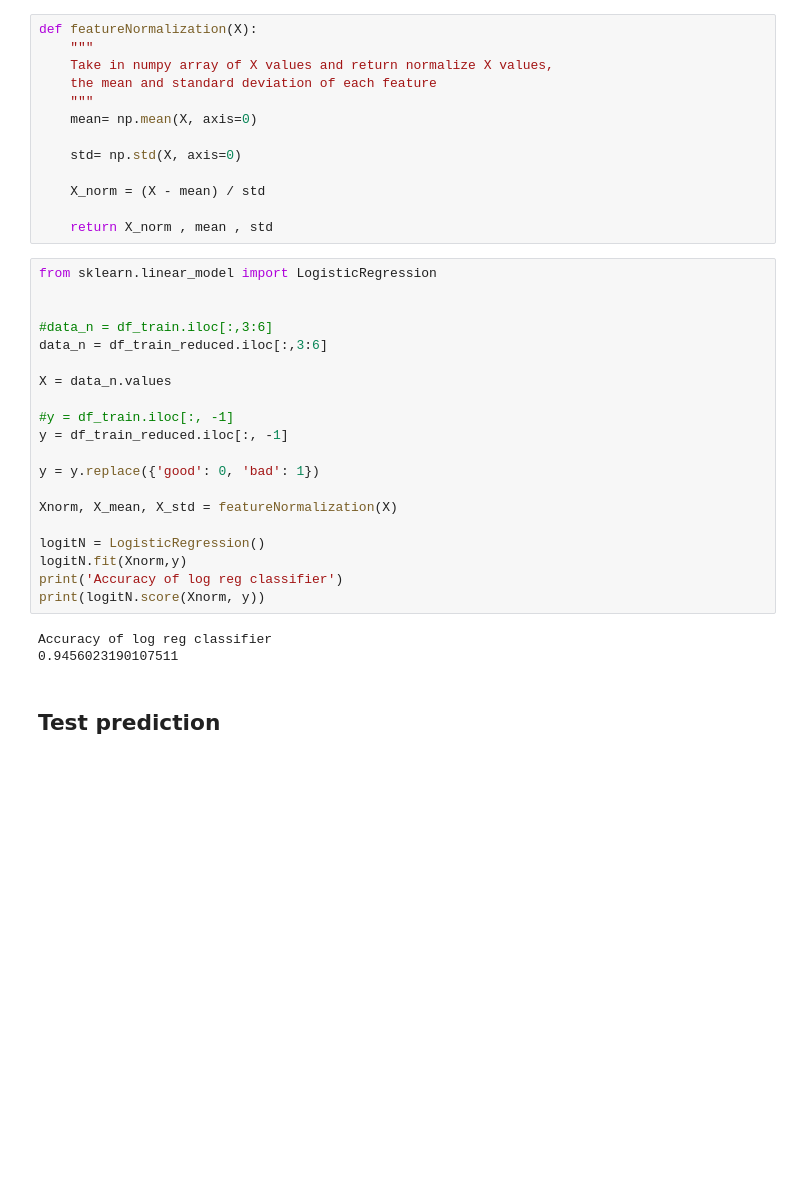
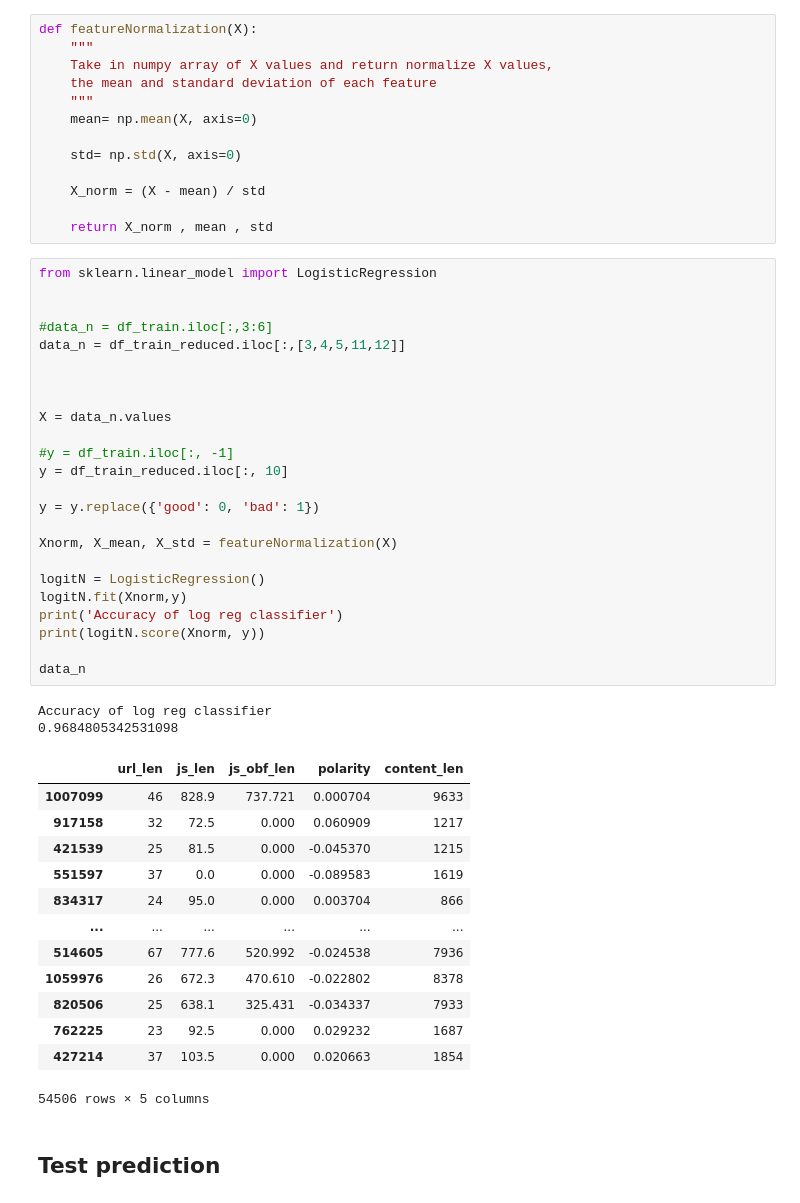
Before and after one commit to tomasmatos2003/URLdetect_TAA, a Jupyter notebook: 02 - LogReg.ipynb, the cells around one changed output. Cells and saved outputs as stored; diff of their text form; blank space fills up the shorter version.

```diff
--- a/02 - LogReg.ipynb
+++ b/02 - LogReg.ipynb
@@ -91,26 +197,43 @@ def featureNormalization(X):
 # %%
 from sklearn.linear_model import LogisticRegression
 
 
 #data_n = df_train.iloc[:,3:6]
-data_n = df_train_reduced.iloc[:,3:6]
+data_n = df_train_reduced.iloc[:,[3,4,5,11,12]]
+
+
 
 X = data_n.values
 
 #y = df_train.iloc[:, -1]
-y = df_train_reduced.iloc[:, -1]
+y = df_train_reduced.iloc[:, 10]
 
 y = y.replace({'good': 0, 'bad': 1})
 
 Xnorm, X_mean, X_std = featureNormalization(X)
 
 logitN = LogisticRegression()
 logitN.fit(Xnorm,y)
 print('Accuracy of log reg classifier')
 print(logitN.score(Xnorm, y))
+
+data_n
 # %% [output]
 Accuracy of log reg classifier
-0.9456023190107511
+0.9684805342531098
+|  | url_len | js_len | js_obf_len | polarity | content_len |
+| 1007099 | 46 | 828.9 | 737.721 | 0.000704 | 9633 |
+| 917158 | 32 | 72.5 | 0.000 | 0.060909 | 1217 |
+| 421539 | 25 | 81.5 | 0.000 | -0.045370 | 1215 |
+| 551597 | 37 | 0.0 | 0.000 | -0.089583 | 1619 |
+| 834317 | 24 | 95.0 | 0.000 | 0.003704 | 866 |
+| ... | ... | ... | ... | ... | ... |
+| 514605 | 67 | 777.6 | 520.992 | -0.024538 | 7936 |
+| 1059976 | 26 | 672.3 | 470.610 | -0.022802 | 8378 |
+| 820506 | 25 | 638.1 | 325.431 | -0.034337 | 7933 |
+| 762225 | 23 | 92.5 | 0.000 | 0.029232 | 1687 |
+| 427214 | 37 | 103.5 | 0.000 | 0.020663 | 1854 |
+54506 rows × 5 columns
 # %% [markdown]
 ## Test prediction
 # %%
```
Also changed, not shown: parts of 9 cells of this notebook.
